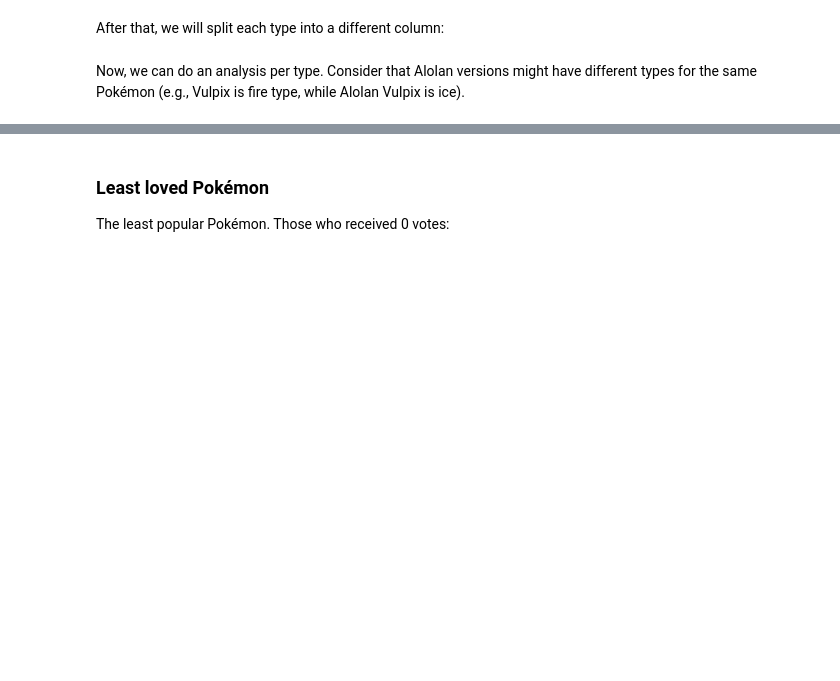
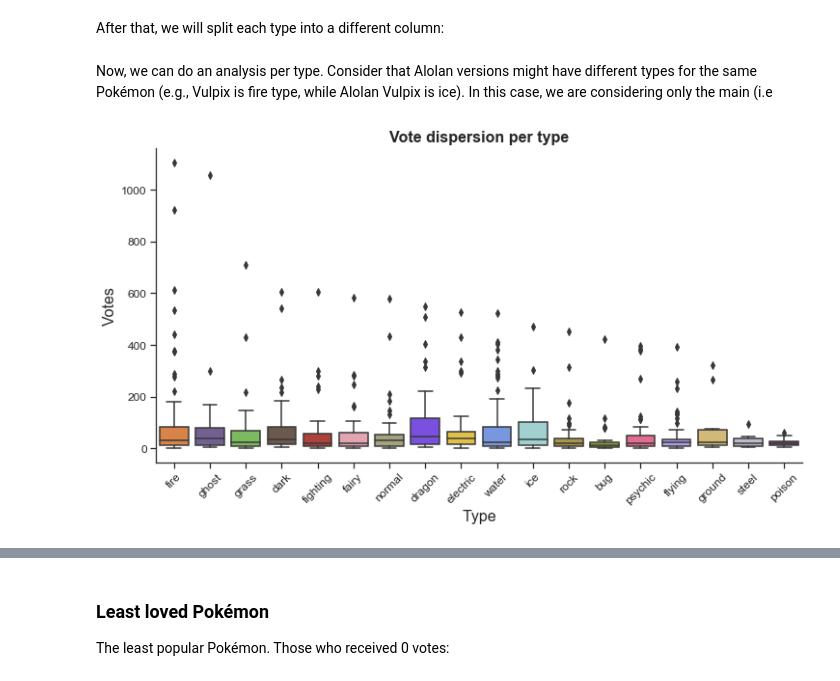
Before and after one commit to arturomoncadatorres/favorite-pokemon, a Jupyter notebook: scripts/pokemon_preferences.ipynb, the cells around one changed output, grey strips where cells are left out. Drawn from its saved outputs; the diff is of its cells as text; code cells hidden in the pictures; blank space fills up the shorter version.

```diff
--- a/scripts/pokemon_preferences.ipynb
+++ b/scripts/pokemon_preferences.ipynb
@@ -253,7 +261,36 @@ for ii in np.arange(0, n_types):
     column_name = 'type' + str(ii+1)
     df_sorted[column_name] = types_all[ii]
 # %% [markdown]
-Now, we can do an analysis per type. Consider that Alolan versions might have different types for the same Pok&eacute;mon (e.g., Vulpix is fire type, while Alolan Vulpix is ice).
+Now, we can do an analysis per type. Consider that Alolan versions might have different types for the same Pok&eacute;mon (e.g., Vulpix is fire type, while Alolan Vulpix is ice). In this case, we are considering only the main (i.e
+# %%
+type_palette = {'normal':'#A8A878',
+              'fire':'#F08030',
+              'fighting':'#C03028',
+              'water':'#6890F0',
+              'flying':'#A890F0',
+              'grass':'#78C850',
+              'poison':'#A040A0',
+              'electric':'#F8D030',
+              'ground':'#E0C068',
+              'psychic':'#F85888',
+              'rock':'#B8A038',
+              'ice':'#98D8D8',
+              'bug':'#A8B820',
+              'dragon':'#7038F8',
+              'ghost':'#705898',
+              'dark':'#705848',
+              'steel':'#B8B8D0',
+              'fairy':'#EE99AC'}
+
+fig, ax = plt.subplots(1, 1, figsize=[12, 6])
+sns.boxplot(x='type1', y='votes', data=df_sorted, ax=ax, palette=type_palette)
+ax.set_title("Vote dispersion per type", fontdict = {'weight':'bold'})
+ax.set_xlabel("Type")
+ax.set_ylabel("Votes")
+ax.set_xticklabels(ax.get_xticklabels(), rotation=45)
+plt.show()
+# %% [output]
+[figure, added]
 # %%
 types = df_sorted['type1'].unique()
 for pokemon_type in types:
```
Also changed, not shown: parts of 26 cells of this notebook, 1 other file.
